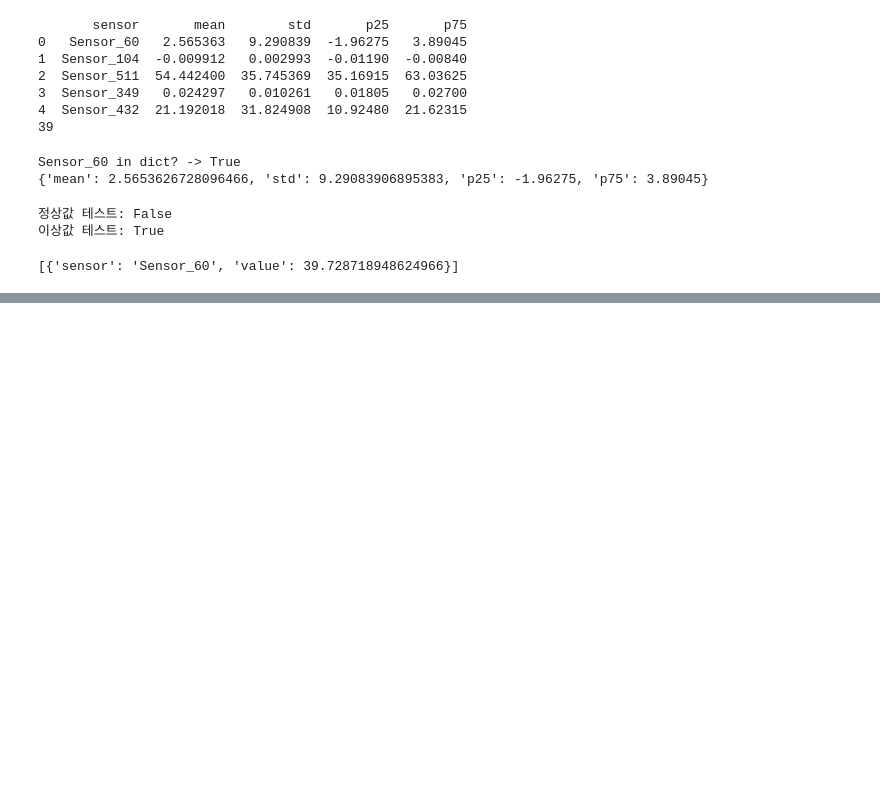
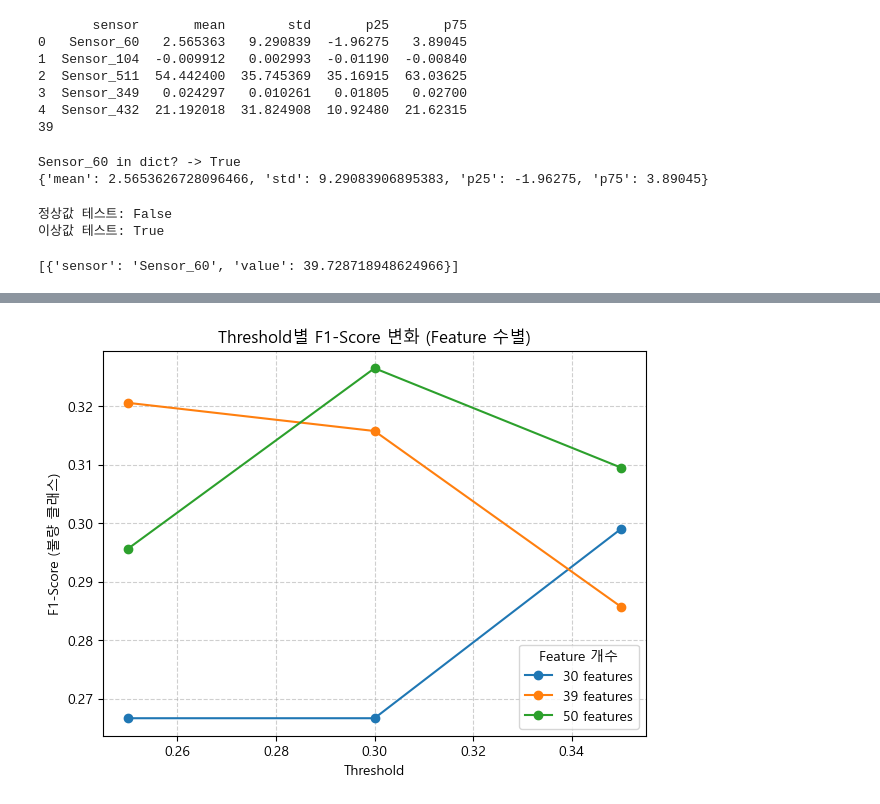
Before and after one commit to nuyos/azure-semicon-anomaly-project, a Jupyter notebook: test2.ipynb, the cells around one changed output, grey strips where cells are left out. Drawn from its saved outputs; the diff is of its cells as text; code cells hidden in the pictures; blank space fills up the shorter version.

```diff
--- a/test2.ipynb
+++ b/test2.ipynb
@@ -675,0 +767,18 @@ print(root_causes)
+# %%
+import matplotlib.pyplot as plt
+
+plt.figure(figsize=(7,5))
+
+for k in df_res['features'].unique():
+    subset = df_res[df_res['features'] == k]
+    plt.plot(subset['threshold'], subset['f1_1'],
+             marker='o', label=f'{k} features')
+
+plt.title('Threshold별 F1-Score 변화 (Feature 수별)')
+plt.xlabel('Threshold')
+plt.ylabel('F1-Score (불량 클래스)')
+plt.legend(title='Feature 개수')
+plt.grid(True, linestyle='--', alpha=0.6)
+plt.show()
+# %% [output]
+[figure, added]
```
Also changed, not shown: parts of 16 cells of this notebook.
